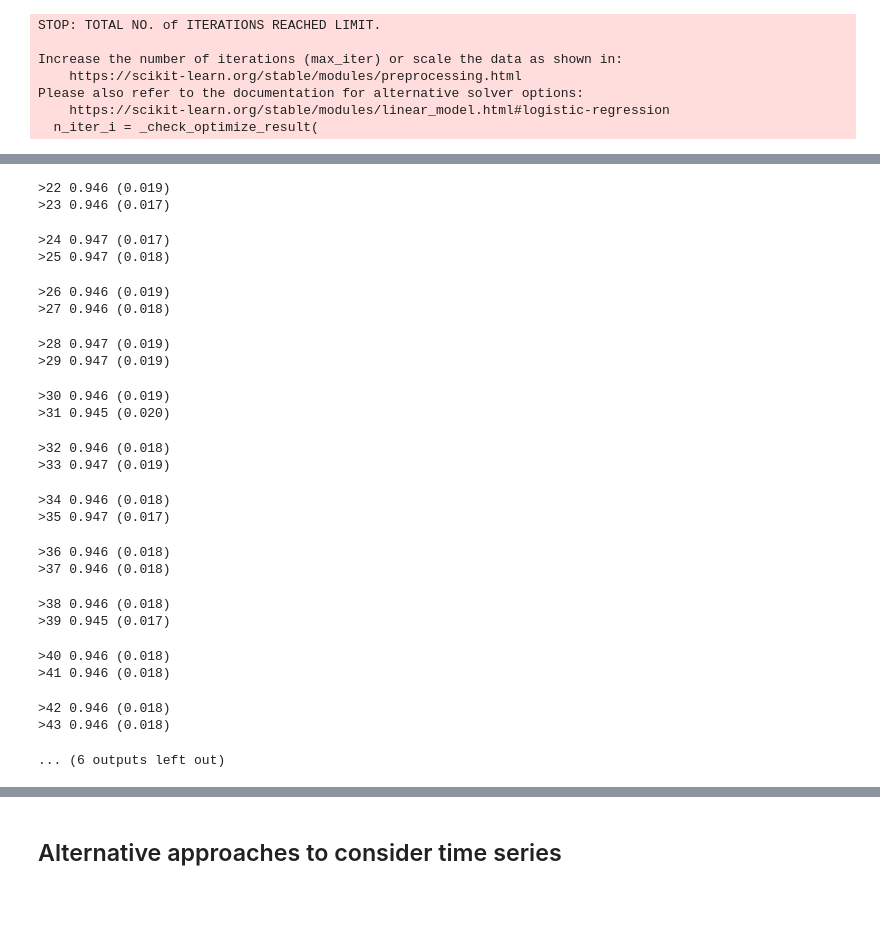
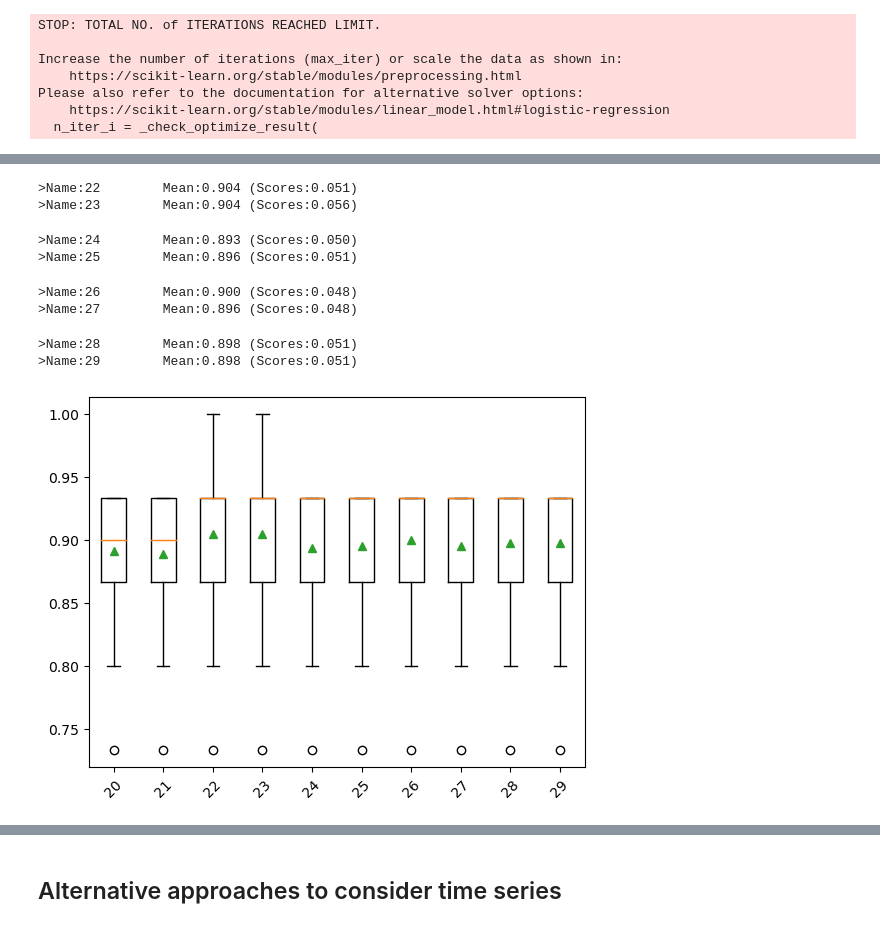
Before and after one commit to vsg-vsg/Time-Series-Data-Dimension-Reduction, a Jupyter notebook: ECG5000-2.ipynb, the cells around one changed output, grey strips where cells are left out. Saved outputs shown, nothing was run; the diff lists cells and outputs as text; code cells hidden in the pictures; blank space fills up the shorter version.

```diff
--- a/ECG5000-2.ipynb
+++ b/ECG5000-2.ipynb
@@ -105,10 +107,19 @@ X_test_sc_processed = sc.transform(X_test)
 # %%
 pca = sk_decomp.PCA(n_components=30)
 
-X_train_processed = pca.fit_transform(X_train_sc_processed)
-X_test_processed = pca.transform(X_test_sc_processed)
+def pcaFitData(data):
+    return pca.fit_transform(data)
 
-explained_variance = pca.explained_variance_ratio_
+def pcaTransformData(data):
+    return pca.transform(data)
+
+def pcaRetrieveVariance():
+    return pca.explained_variance_ratio_
+# %%
+X_train_processed = pcaFitData(X_train_sc_processed)
+X_test_processed = pcaTransformData(X_test_sc_processed)
+
+explained_variance = pcaRetrieveVariance()
 # %% [markdown]
 ### Performing Logistic regression for Multiclass classification
 # %%
@@ -137,9 +150,9 @@ from sklearn.linear_model import LogisticRegression
 from matplotlib import pyplot
 
 # get a list of models to evaluate
-def get_models():
+def get_models(X):
     models = dict()
-    for i in range(20,50):
+    for i in range(20,min(50, X.shape[1])):
         steps = [('pca', PCA(n_components=i)), ('m', LogisticRegression())]
         models[str(i)] = Pipeline(steps=steps)
     return models
@@ -155,17 +168,20 @@ def evaluate_model(model, X, y):
 # X = data.drop('target', axis=1)
 #print(X,y)
 
-# get the models to evaluate
-models = get_models()
-# evaluate the models and store results
-results, names = list(), list()
-for name, model in models.items():
-    scores = evaluate_model(model, X, y)
-    results.append(scores)
-    names.append(name)
-    print('>%s %.3f (%.3f)' % (name, mean(scores), std(scores)))
-# plot model performance for comparison
-pyplot.boxplot(results, labels=names, showmeans=True)
-pyplot.xticks(rotation=45)
-pyplot.show()
+def evaluatePCA(X, y):
+    # get the models to evaluate
+    models = get_models(X)
+    # evaluate the models and store results
+    results, names = list(), list()
+    for name, model in models.items():
+        scores = evaluate_model(model, X, y)
+        results.append(scores)
+        names.append(name)
+        print('>Name:%s \tMean:%.3f (Scores:%.3f)' % (name, mean(scores), std(scores)))
+    # plot model performance for comparison
+    pyplot.boxplot(results, labels=names, showmeans=True)
+    pyplot.xticks(rotation=45)
+    pyplot.show()
+
+evaluatePCA(X_test_processed, y_test)
 # %% [output]
@@ -174,23 +190,9 @@ pyplot.show()
->22 0.946 (0.019)
->23 0.946 (0.017)
+>Name:22        Mean:0.904 (Scores:0.051)
+>Name:23        Mean:0.904 (Scores:0.056)
->24 0.947 (0.017)
->25 0.947 (0.018)
+>Name:24        Mean:0.893 (Scores:0.050)
+>Name:25        Mean:0.896 (Scores:0.051)
->26 0.946 (0.019)
->27 0.946 (0.018)
+>Name:26        Mean:0.900 (Scores:0.048)
+>Name:27        Mean:0.896 (Scores:0.048)
->28 0.947 (0.019)
->29 0.947 (0.019)
+>Name:28        Mean:0.898 (Scores:0.051)
+>Name:29        Mean:0.898 (Scores:0.051)
->30 0.946 (0.019)
->31 0.945 (0.020)
->32 0.946 (0.018)
->33 0.947 (0.019)
->34 0.946 (0.018)
->35 0.947 (0.017)
->36 0.946 (0.018)
->37 0.946 (0.018)
->38 0.946 (0.018)
->39 0.945 (0.017)
->40 0.946 (0.018)
->41 0.946 (0.018)
->42 0.946 (0.018)
->43 0.946 (0.018)
-... (6 outputs left out)
+[figure, added]
```
Also changed, not shown: parts of 21 cells of this notebook, 2 other files.
